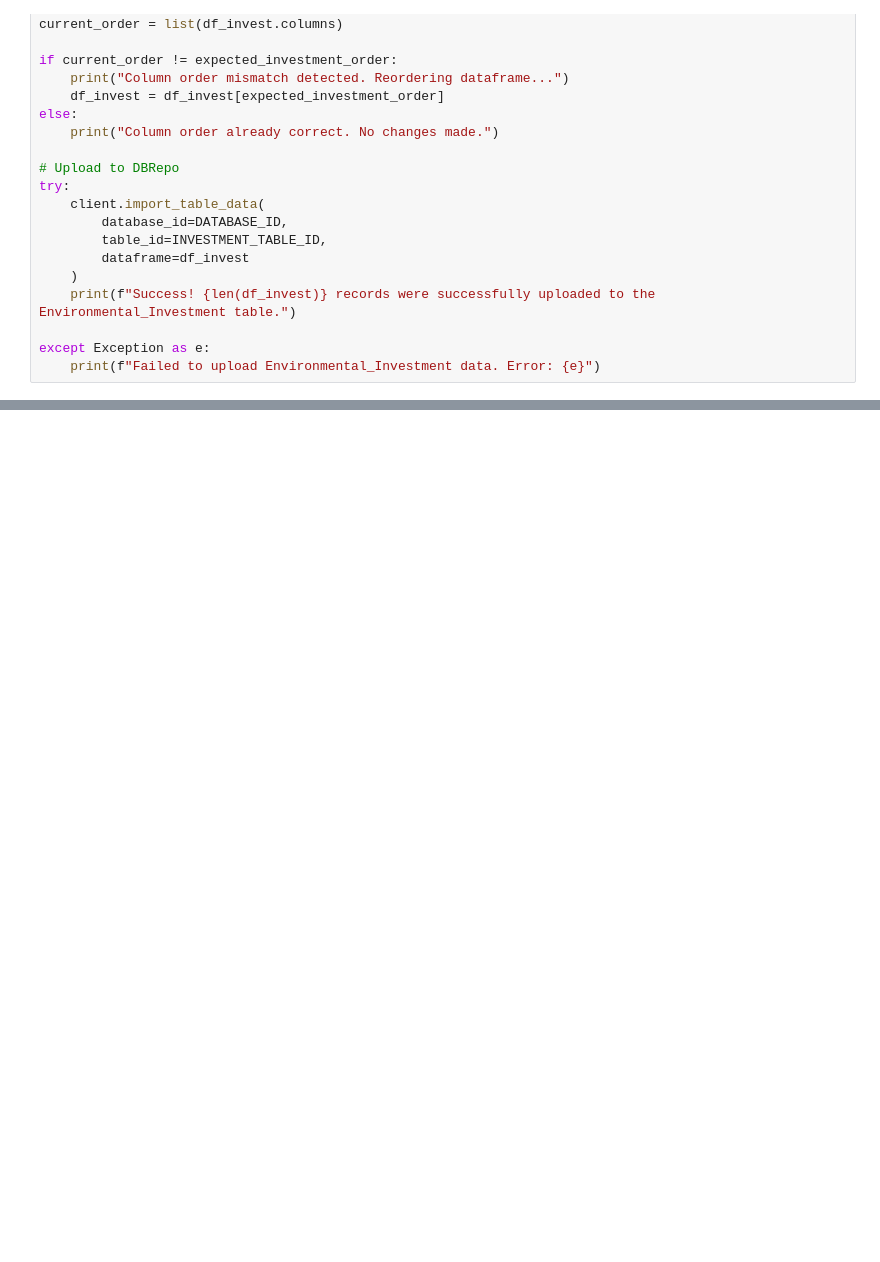
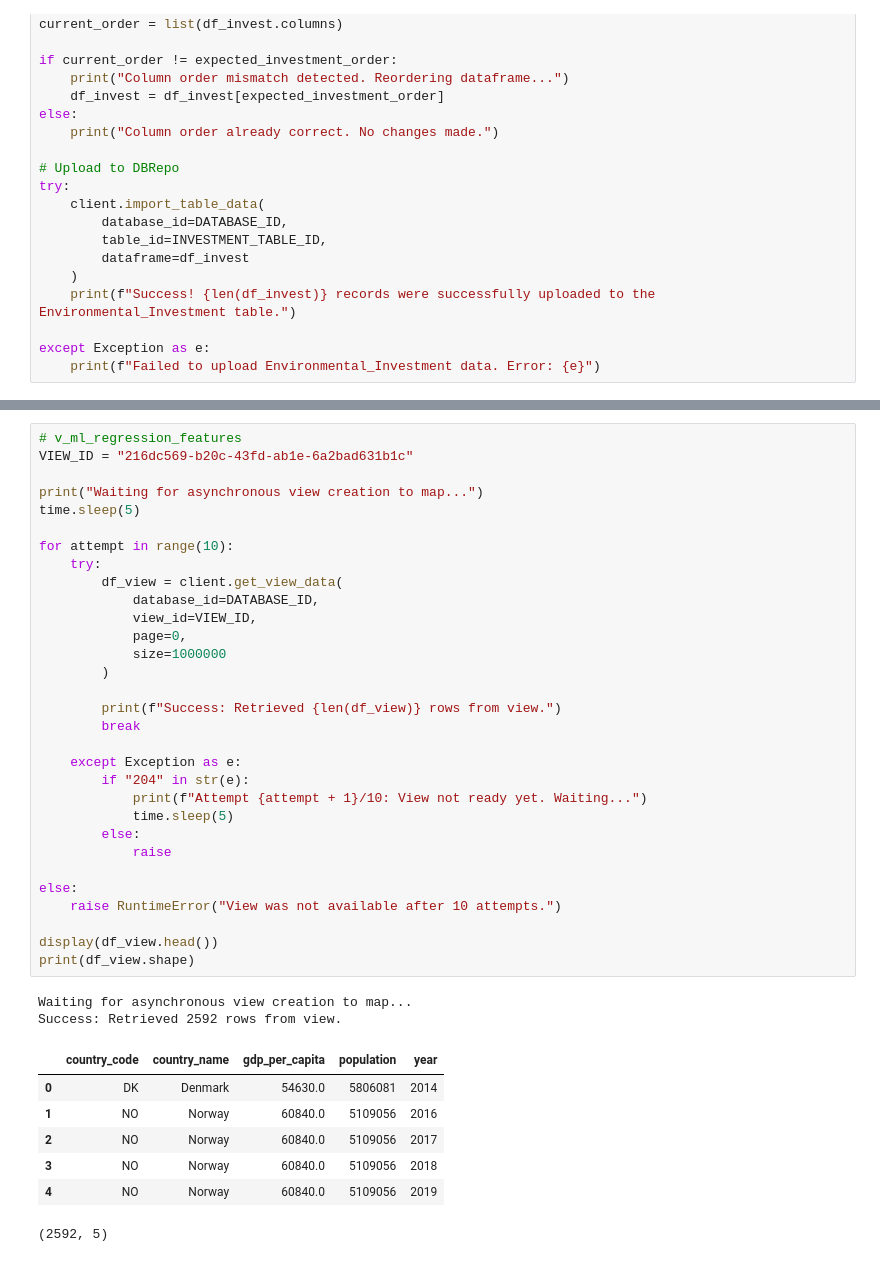
Before and after one commit to danielwrnr/Environmental_Protection_Investment_Analysis, a Jupyter notebook: notebooks/dbrepo_upload.ipynb, the cells around one changed output, grey strips where cells are left out. Cells and saved outputs as stored; diff of their text form; blank space fills up the shorter version.

```diff
--- a/notebooks/dbrepo_upload.ipynb
+++ b/notebooks/dbrepo_upload.ipynb
@@ -875,0 +963,41 @@ except Exception as e:
+# %%
+# v_ml_regression_features
+VIEW_ID = "216dc569-b20c-43fd-ab1e-6a2bad631b1c"
+
+print("Waiting for asynchronous view creation to map...")
+time.sleep(5)
+
+for attempt in range(10):
+    try:
+        df_view = client.get_view_data(
+            database_id=DATABASE_ID,
+            view_id=VIEW_ID,
+            page=0,
+            size=1000000
+        )
+
+        print(f"Success: Retrieved {len(df_view)} rows from view.")
+        break
+
+    except Exception as e:
+        if "204" in str(e):
+            print(f"Attempt {attempt + 1}/10: View not ready yet. Waiting...")
+            time.sleep(5)
+        else:
+            raise
+
+else:
+    raise RuntimeError("View was not available after 10 attempts.")
+
+display(df_view.head())
+print(df_view.shape)
+# %% [output]
+Waiting for asynchronous view creation to map...
+Success: Retrieved 2592 rows from view.
+|  | country_code | country_name | gdp_per_capita | population | year |
+| 0 | DK | Denmark | 54630.0 | 5806081 | 2014 |
+| 1 | NO | Norway | 60840.0 | 5109056 | 2016 |
+| 2 | NO | Norway | 60840.0 | 5109056 | 2017 |
+| 3 | NO | Norway | 60840.0 | 5109056 | 2018 |
+| 4 | NO | Norway | 60840.0 | 5109056 | 2019 |
+(2592, 5)
```
Also changed, not shown: parts of 4 cells of this notebook, 1 other file.
